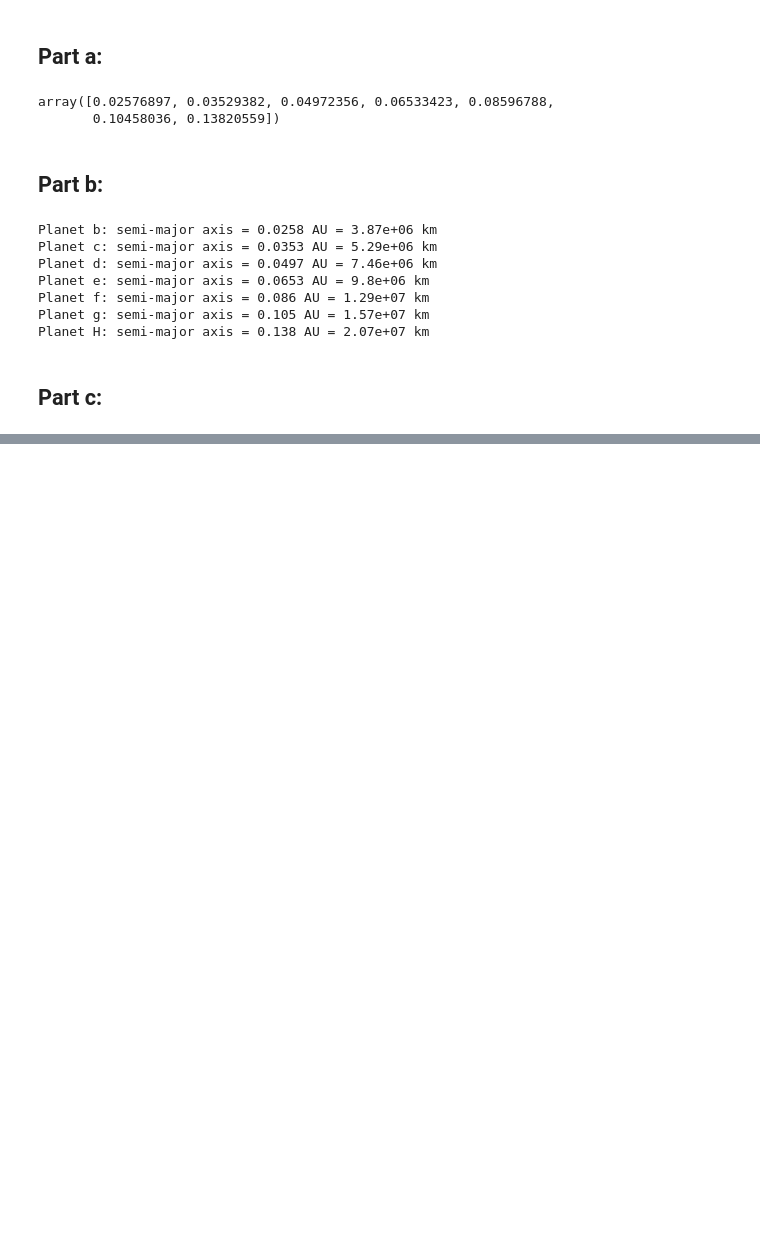
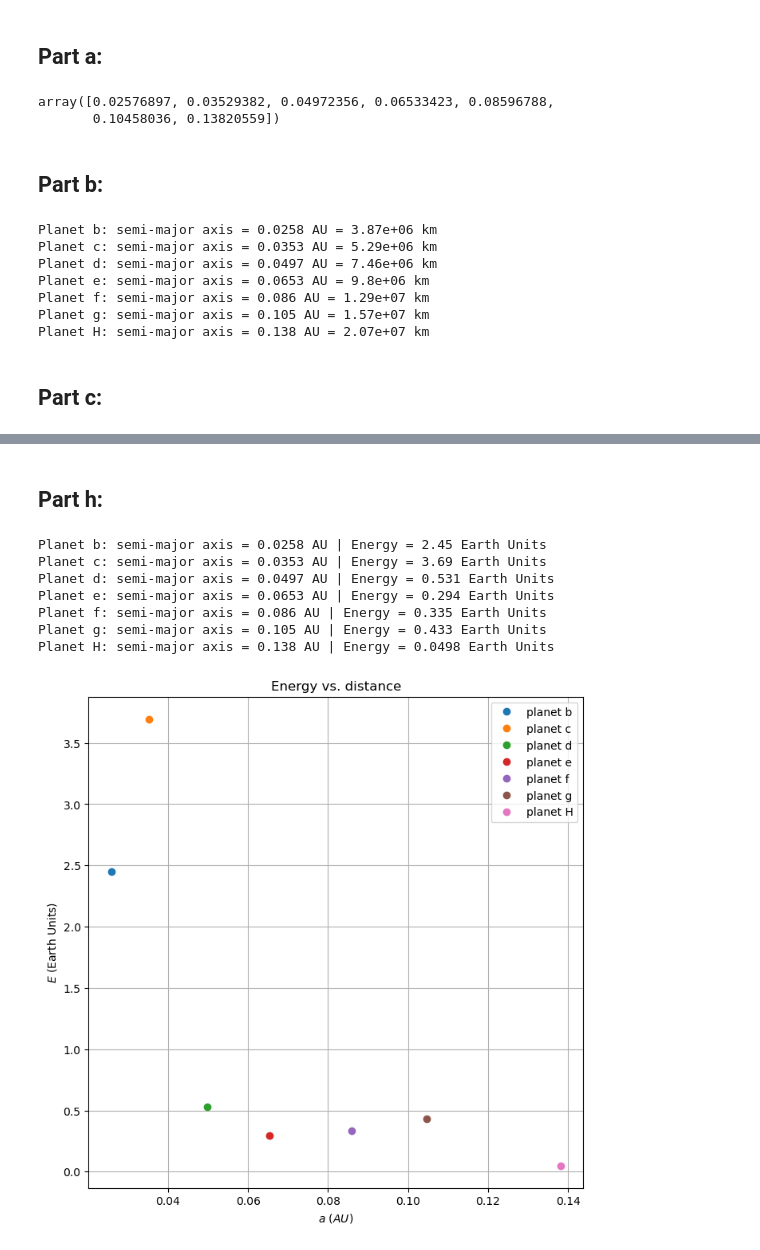
Before and after one commit to zeapsu/phys-40, a Jupyter notebook: labs/lab12.ipynb, the cells around one changed output, grey strips where cells are left out. Cells and saved outputs as stored; diff of their text form; code cells hidden in the pictures; blank space fills up the shorter version.

```diff
--- a/labs/lab12.ipynb
+++ b/labs/lab12.ipynb
@@ -44,0 +42,3 @@ array([4.717880e+24, 9.734360e+24, 1.970760e+24, 1.433280e+24,
+# %%
+planetMassKg = planetMass * massEarth # in kg
+planetMassKg
@@ -135,0 +139,25 @@ semiMajorAxisLength[0]
+# %%
+# turn star mass into kg
+massStar = 0.08 * massSun # solar mass is a ratio of the sun's mass
+
+# turn a from AU to m for orbital energy calculations
+a_m = a * au * 1e3
+
+# turn AU into m for orbital energy calculations
+au_m = au * 1e3
+
+# compute total orbital energy and express in Earth Units
+def totalOrbitalEnergy(a, planetMass):
+    energy = -G * massStar * planetMass / (2 * a)
+    energyEarthSun = -G * massSun * massEarth / (2 * au_m)
+    earthUnits = energy / energyEarthSun # in Earth Units i.e. ratio of energy of trappist-1 planets to earth-sun energy
+    return earthUnits
+
+# vector for total orbital energy
+totalEnergy = array([totalOrbitalEnergy(a_m[i], planetMassKg[i]) for i in range(len(a))])
+
+table = ListTable()
+table.append(['Planet','Orbital Period [days]','Planet Radius [Earth Radii]','Planet Mass [Earth Masses]','Semi-major Axis Length [a]', 'Total Orbital Energy [E]'])
+for item in range(len(a)):
+    table.append([f'{planets[item]}',f'{orbitalPeriods[item]:.4f}',f'{planetRadius[item]:.3f}',f'{planetMass[item]:.3}',f'{a[item]:.3f}', f'{totalEnergy[item]:.3f}'])
+table
@@ -135,0 +173,26 @@ semiMajorAxisLength[0]
+# %% [markdown]
+## Part h:
+# %%
+fig = figure(figsize=(8,8))
+ax = fig.add_subplot(111)
+
+# plot information
+title('Energy vs. distance')
+xlabel('$a$ ($AU$)')
+ylabel('$E$ (Earth Units)')
+for idx, planet in enumerate(planets):
+    print(f'Planet {planet}: semi-major axis = {a[idx]:.3} AU | Energy = {totalEnergy[idx]:.3} Earth Units')
+    plot (a[idx], totalEnergy[idx], 'o', label=f'planet {planet}')
+
+legend()
+grid()
+autoscale()
+# %% [output]
+Planet b: semi-major axis = 0.0258 AU | Energy = 2.45 Earth Units
+Planet c: semi-major axis = 0.0353 AU | Energy = 3.69 Earth Units
+Planet d: semi-major axis = 0.0497 AU | Energy = 0.531 Earth Units
+Planet e: semi-major axis = 0.0653 AU | Energy = 0.294 Earth Units
+Planet f: semi-major axis = 0.086 AU | Energy = 0.335 Earth Units
+Planet g: semi-major axis = 0.105 AU | Energy = 0.433 Earth Units
+Planet H: semi-major axis = 0.138 AU | Energy = 0.0498 Earth Units
+[figure, added]
```
Also changed, not shown: parts of 15 cells of this notebook.
